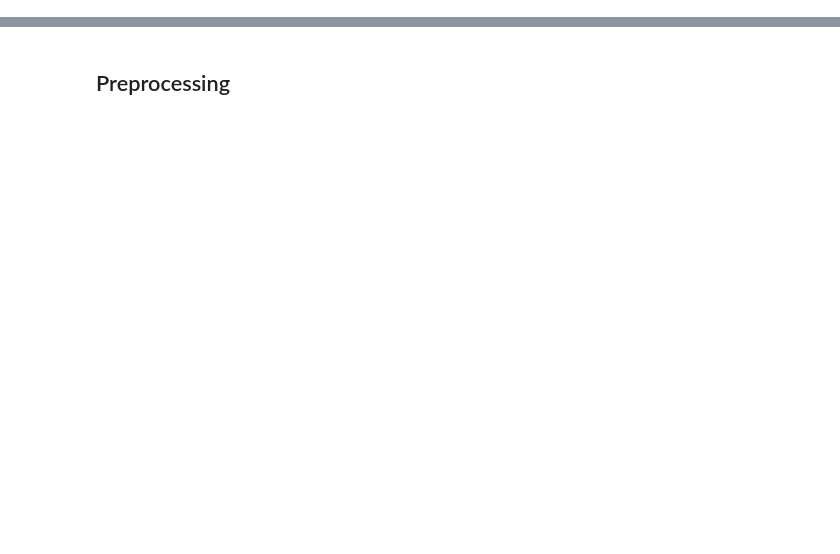
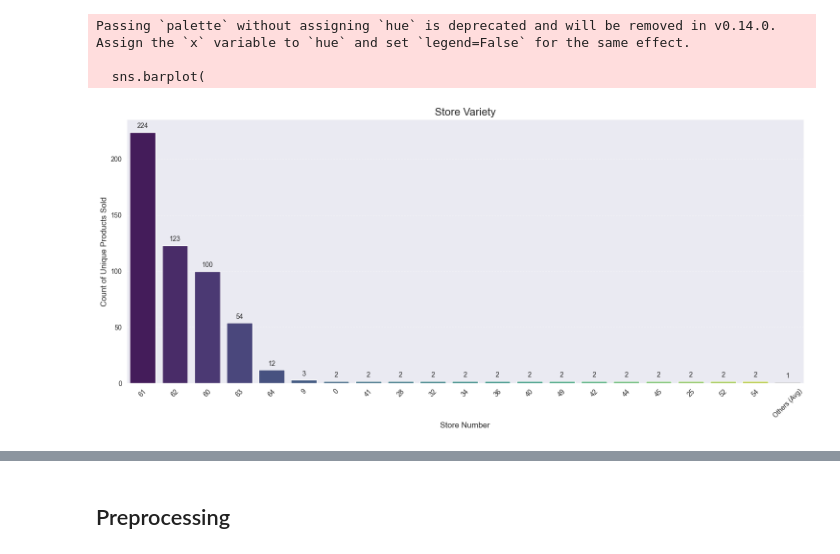
Before and after one commit to luisgrewe/StockSalesPrediction, a Jupyter notebook: salesprediction.ipynb, the cells around one changed output, grey strips where cells are left out. Saved outputs shown, nothing was run; the diff lists cells and outputs as text; code cells hidden in the pictures; blank space fills up the shorter version.

```diff
--- a/salesprediction.ipynb
+++ b/salesprediction.ipynb
@@ -58,0 +83,56 @@ Maximum Rows in one week: 599
+# %%
+store_total_variety = X_train_preprocessed[X_train_preprocessed['sales'] > 0].groupby('store_number')['product_number'].nunique().sort_values(ascending=False).reset_index()
+store_total_variety.columns = ['store_number', 'total_unique_products']
+
+top_n = 20
+
+if len(store_total_variety) > top_n:
+    # Extract Top N stores
+    top_stores = store_total_variety.head(top_n).copy()
+
+    others_val = store_total_variety.iloc[top_n:]['total_unique_products'].mean()
+
+    # Combine smaller stores
+    others_df = pd.DataFrame({
+        'store_number': ['Others (Avg)'],
+        'total_unique_products': [others_val]
+    })
+
+    plot_data = pd.concat([top_stores, others_df], ignore_index=True)
+else:
+    plot_data = store_total_variety
+
+plt.figure(figsize=(15, 7))
+sns.barplot(
+    data=plot_data,
+    x='store_number',
+    y='total_unique_products',
+    palette='viridis'
+)
+
+if len(store_total_variety) > top_n:
+    plt.gca().patches[-1].set_facecolor('gray')
+    plt.gca().patches[-1].set_alpha(0.5)
+
+plt.title(f'Store Variety', fontsize=16)
+plt.xlabel('Store Number', fontsize=12)
+plt.ylabel('Count of Unique Products Sold', fontsize=12)
+plt.xticks(rotation=45)
+plt.grid(axis='y', linestyle='--', alpha=0.5)
+
+# Add value labels
+for p in plt.gca().patches:
+    plt.gca().annotate(f'{int(p.get_height())}',
+                       (p.get_x() + p.get_width() / 2., p.get_height()),
+                       ha = 'center', va = 'center',
+                       xytext = (0, 9),
+                       textcoords = 'offset points',
+                       fontsize=10)
+
+plt.tight_layout()
+plt.show()
+# %% [output]
+Passing `palette` without assigning `hue` is deprecated and will be removed in v0.14.0. Assign the `x` variable to `hue` and set `legend=False` for the same effect.
+
+  sns.barplot(
+[figure, added]
```
Also changed, not shown: parts of 29 cells of this notebook, 8 other files.
